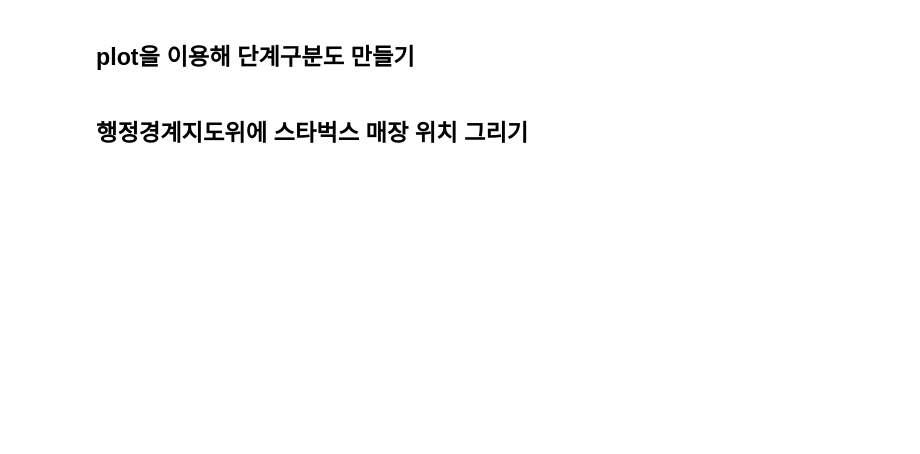
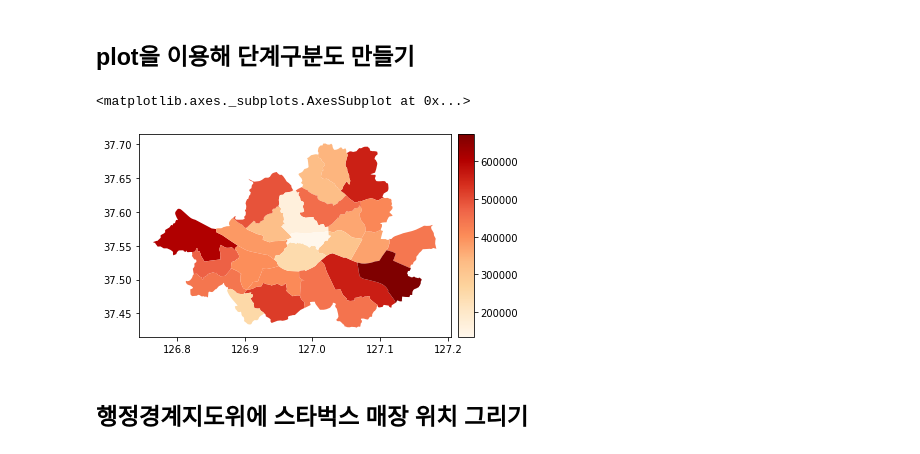
Before and after one commit to rollinstar/gpd_example, a Jupyter notebook: (Basic)Geospatial_Data_with_Python_3rd-1.ipynb, the cells around one changed output. Cells and saved outputs as stored; diff of their text form; code cells hidden in the pictures; blank space fills up the shorter version.

```diff
--- a/(Basic)Geospatial_Data_with_Python_3rd-1.ipynb
+++ b/(Basic)Geospatial_Data_with_Python_3rd-1.ipynb
@@ -31,9 +53,12 @@ seoul_sgg_stat.head()
 # %%
 # _02 서울시 시군구 지도 데이터로 단계구분도(Chropleth Map) 시각화하기
 fig, ax = plt.subplots(1, 1)
-# divider = make_axes_locatable(ax)
+divider = make_axes_locatable(ax)
 cax = divider.append_axes("right", size="5%", pad=0.1)
 seoul_sgg_stat.plot(column='TOTAL_POP', ax=ax, legend=True, cax=cax, cmap='OrRd')
+# %% [output]
+<matplotlib.axes._subplots.AxesSubplot at 0x...>
+[figure, added]
 # %% [markdown]
 ## 행정경계지도위에 스타벅스 매장 위치 그리기
 # %%
```
Also changed, not shown: parts of 5 cells of this notebook, 4 other files.
